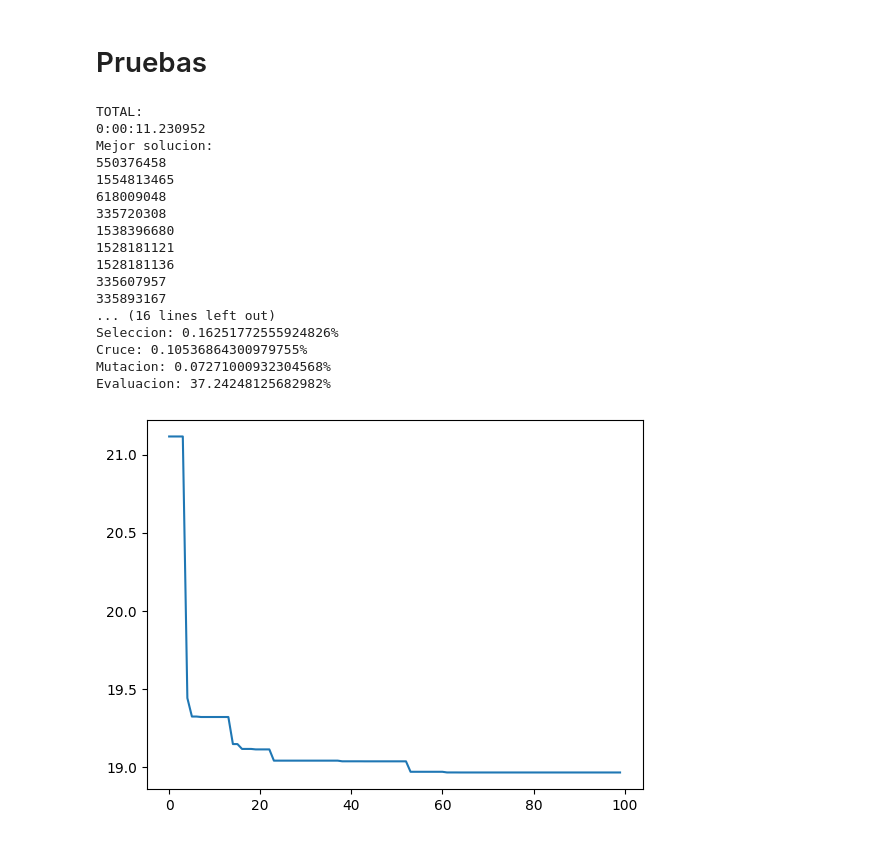
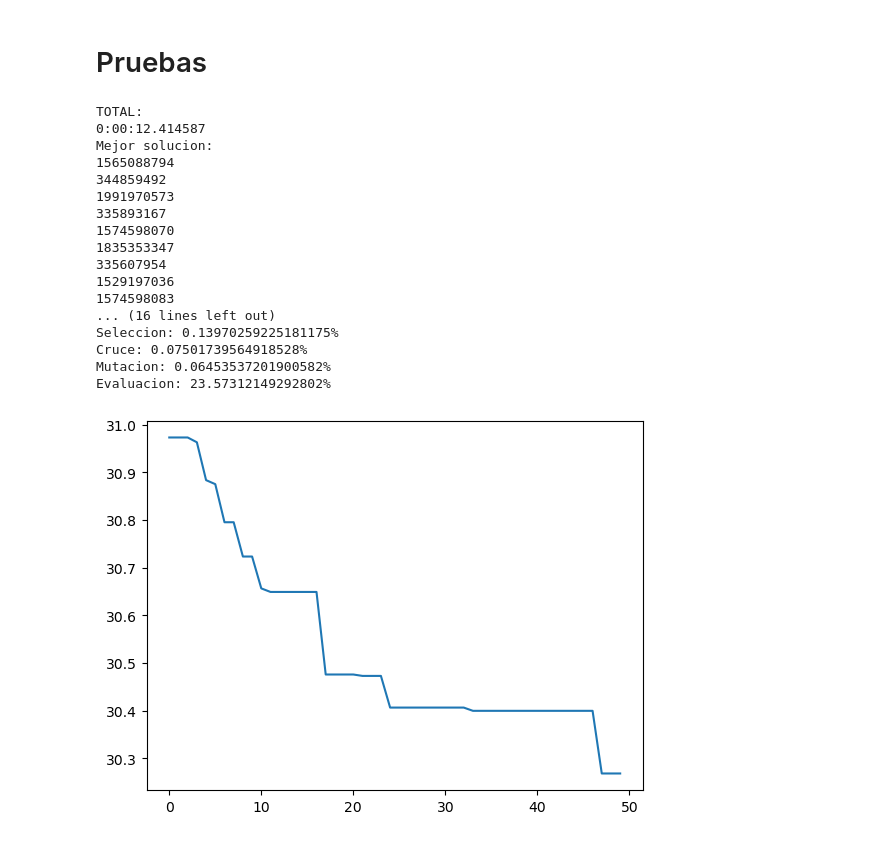
Before and after one commit to Karlingas/practicas_Inteligengtes, a Jupyter notebook: pr2_SSII/Lab_2_Spanish.ipynb, the cells around one changed output. Drawn from its saved outputs; the diff is of its cells as text; code cells hidden in the pictures.

```diff
--- a/pr2_SSII/Lab_2_Spanish.ipynb
+++ b/pr2_SSII/Lab_2_Spanish.ipynb
@@ -261,12 +261,12 @@ Métodos obligatorios:
 - `__lt__(self, other)`: Método utilizado para comparar si el `Estado` que representa el `Nodo` tiene menor identificador que otro
 # %%
 class Nodo:
-    def __init__(self, estado, padre=None, coste = 0, profundidad = 0):
+    def __init__(self, estado, padre=None, coste = 0, profundidad = 0, generado = 0):
         self.estado = estado
         self.padre = padre
         self.coste = coste
         self.profundidad = profundidad
-
+        self.generado = generado
     def getSolucion(self):
         solucion = []
         nodo = self
@@ -810,31 +836,30 @@ class BusquedaGenetica():
 # Pruebas
 # %%
 
-ruta_json = r'/Users/diego/Documents/GitHub/practicas_Inteligengtes/pr2_SSII/sample-problems-lab2/medium/calle_agustina_aroca_albacete_500_1_candidates_89_ns_22.json'
+ruta_json = r'C:\Users\valen\OneDrive\Escritorio\-\UNIVERSIDAD\UCLM\3º\1er Cuatri\Sistemas Inteligentes\Prácticas\practicas_Inteligengtes\pr2_SSII\sample-problems-lab2\medium\calle_agustina_aroca_albacete_500_1_candidates_89_ns_22.json'
 problema = Problema(ruta_json)
 
-
-valores = BusquedaGenetica(problema, 80, 100).buscar()
+valores = BusquedaGenetica(problema, 100, 50).buscar()
 
 plt.plot(valores)
 plt.show()
 # %% [output]
 TOTAL:
-0:00:11.230952
+0:00:12.414587
 Mejor solucion:
-550376458
-1554813465
-618009048
-335720308
-1538396680
-1528181121
-1528181136
-335607957
+1565088794
+344859492
+1991970573
 335893167
+1574598070
+1835353347
+335607954
+1529197036
+1574598083
 ... (16 lines left out)
-Seleccion: 0.16251772555924826%
-Cruce: 0.10536864300979755%
-Mutacion: 0.07271000932304568%
-Evaluacion: 37.24248125682982%
+Seleccion: 0.13970259225181175%
+Cruce: 0.07501739564918528%
+Mutacion: 0.06453537201900582%
+Evaluacion: 23.57312149292802%
-[figure, old version]
+[figure, new version]
 # %%
```
Also changed, not shown: parts of 4 cells of this notebook.
